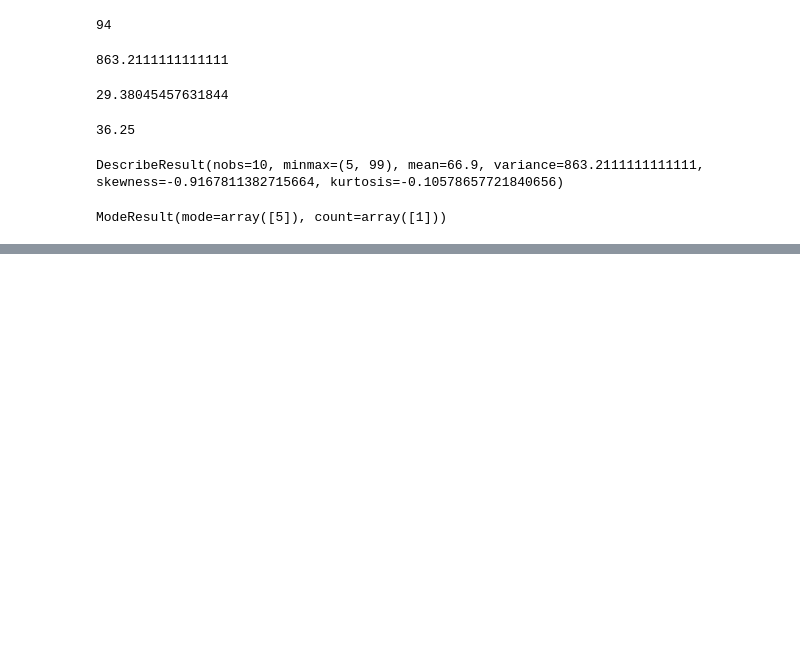
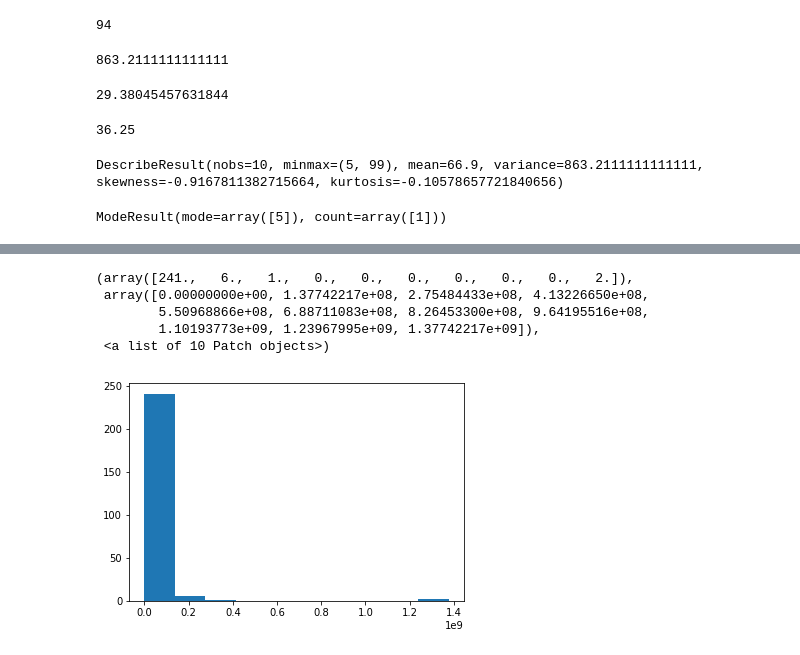
Before and after one commit to srikanthpragada/DS_06_MAY_2019, a Jupyter notebook: stats_demo.ipynb, the cells around one changed output, grey strips where cells are left out. Saved outputs shown, nothing was run; the diff lists cells and outputs as text; code cells hidden in the pictures; blank space fills up the shorter version.

```diff
--- a/stats_demo.ipynb
+++ b/stats_demo.ipynb
@@ -41,0 +69,16 @@ ModeResult(mode=array([5]), count=array([1]))
+# %%
+resp = requests.get("https://restcountries.eu/rest/v2/all")
+countries = resp.json()
+# %%
+population = []
+for c in countries:
+    population.append( c['population'])
+# %%
+plt.hist(population)
+# %% [output]
+(array([241.,   6.,   1.,   0.,   0.,   0.,   0.,   0.,   0.,   2.]),
+ array([0.00000000e+00, 1.37742217e+08, 2.75484433e+08, 4.13226650e+08,
+        5.50968866e+08, 6.88711083e+08, 8.26453300e+08, 9.64195516e+08,
+        1.10193773e+09, 1.23967995e+09, 1.37742217e+09]),
+ <a list of 10 Patch objects>)
+[figure, added]
```
Also changed, not shown: parts of 15 cells of this notebook.
